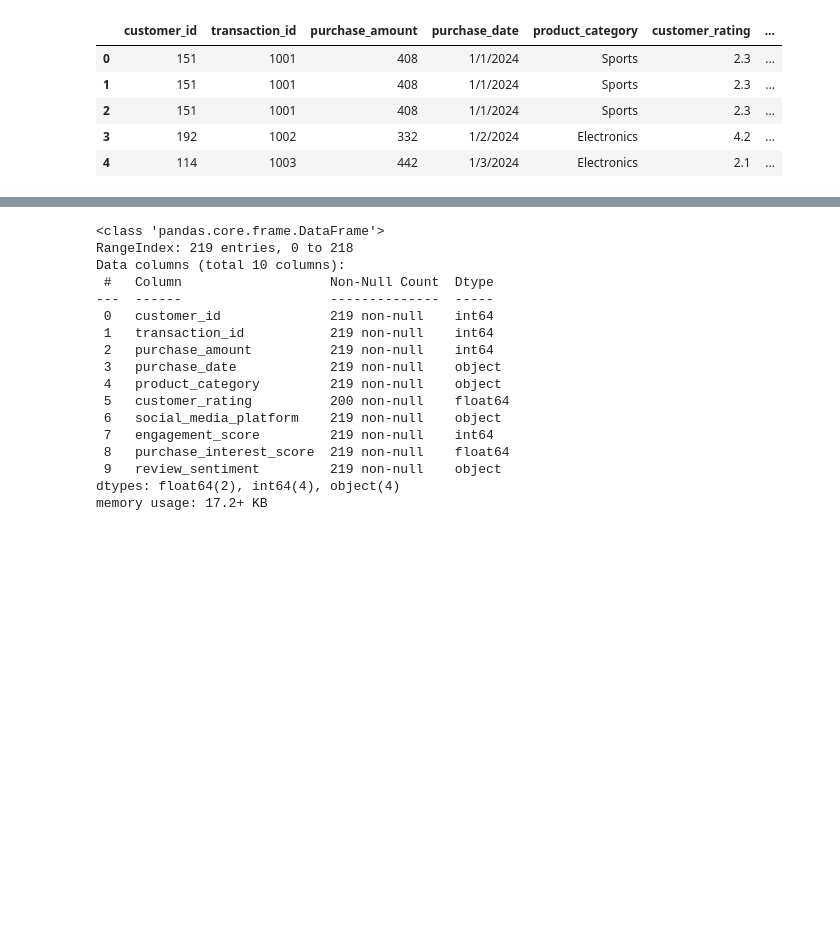
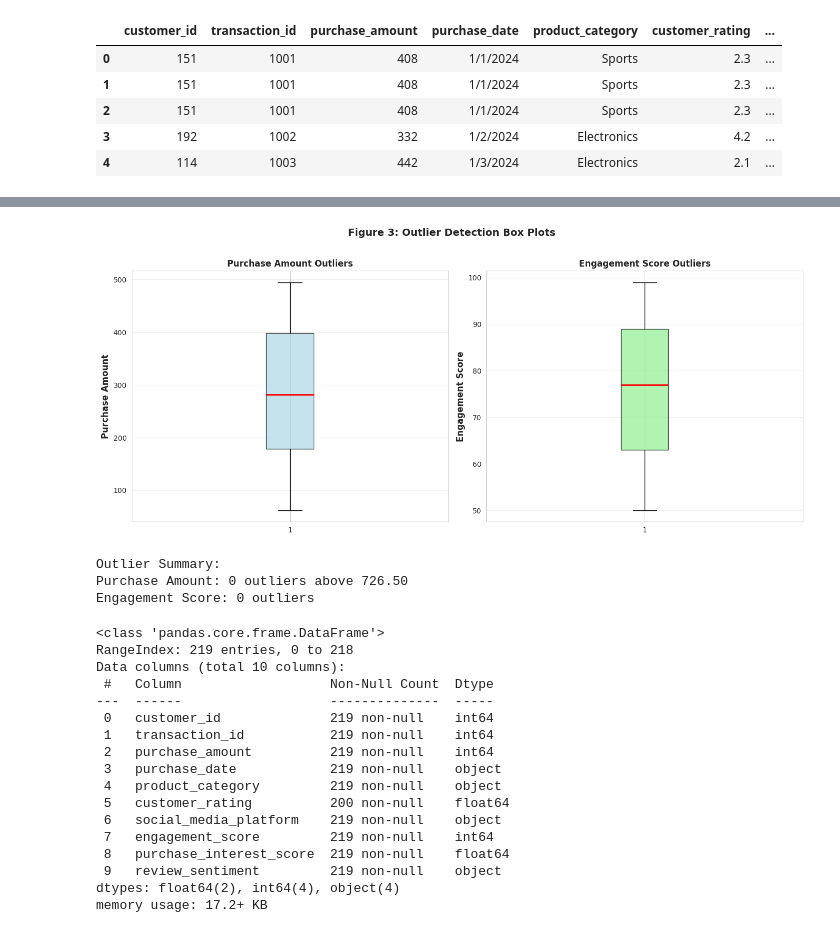
Before and after one commit to Emmanuel-kwizera/ML-Pipeline-formative-2, a Jupyter notebook: notebooks/data_merge.ipynb, the cells around one changed output, grey strips where cells are left out. Saved outputs shown, nothing was run; the diff lists cells and outputs as text; code cells hidden in the pictures; blank space fills up the shorter version.

```diff
--- a/notebooks/data_merge.ipynb
+++ b/notebooks/data_merge.ipynb
@@ -34,3 +90,50 @@ merged_df.head(5)
+# %%
+# ============================================================================
+# FIGURE 3: Outlier Detection Box Plot
+# ============================================================================
+fig, axes = plt.subplots(1, 2, figsize=(14, 6))
+
+# Box plot for Purchase Amounts
+axes[0].boxplot(df['purchase_amount'], vert=True, patch_artist=True,
+                boxprops=dict(facecolor='lightblue', alpha=0.7),
+                medianprops=dict(color='red', linewidth=2))
+axes[0].set_ylabel('Purchase Amount', fontsize=12, fontweight='bold')
+axes[0].set_title('Purchase Amount Outliers', fontsize=12, fontweight='bold')
+axes[0].grid(axis='y', alpha=0.3)
+
+# Box plot for Engagement Scores
+axes[1].boxplot(df['engagement_score'], vert=True, patch_artist=True,
+                boxprops=dict(facecolor='lightgreen', alpha=0.7),
+                medianprops=dict(color='red', linewidth=2))
+axes[1].set_ylabel('Engagement Score', fontsize=12, fontweight='bold')
+axes[1].set_title('Engagement Score Outliers', fontsize=12, fontweight='bold')
+axes[1].grid(axis='y', alpha=0.3)
+
+plt.suptitle('Figure 3: Outlier Detection Box Plots', fontsize=14, fontweight='bold', y=1.02)
+plt.tight_layout()
+plt.show()
+
+# Calculate outliers using IQR method
+def count_outliers(series):
+    Q1 = series.quantile(0.25)
+    Q3 = series.quantile(0.75)
+    IQR = Q3 - Q1
+    lower_bound = Q1 - 1.5 * IQR
+    upper_bound = Q3 + 1.5 * IQR
+    outliers = series[(series < lower_bound) | (series > upper_bound)]
+    return len(outliers), upper_bound
+
+purchase_outliers, purchase_threshold = count_outliers(df['purchase_amount'])
+engagement_outliers, engagement_threshold = count_outliers(df['engagement_score'])
+
+print(f"\nOutlier Summary:")
+print(f"Purchase Amount: {purchase_outliers} outliers above {purchase_threshold:.2f}")
+print(f"Engagement Score: {engagement_outliers} outliers")
+# %% [output]
+[figure, added]
+Outlier Summary:
+Purchase Amount: 0 outliers above 726.50
+Engagement Score: 0 outliers
 # %%
 import pillow_heif
 
```
Also changed, not shown: parts of 3 cells of this notebook, 5 other files.
